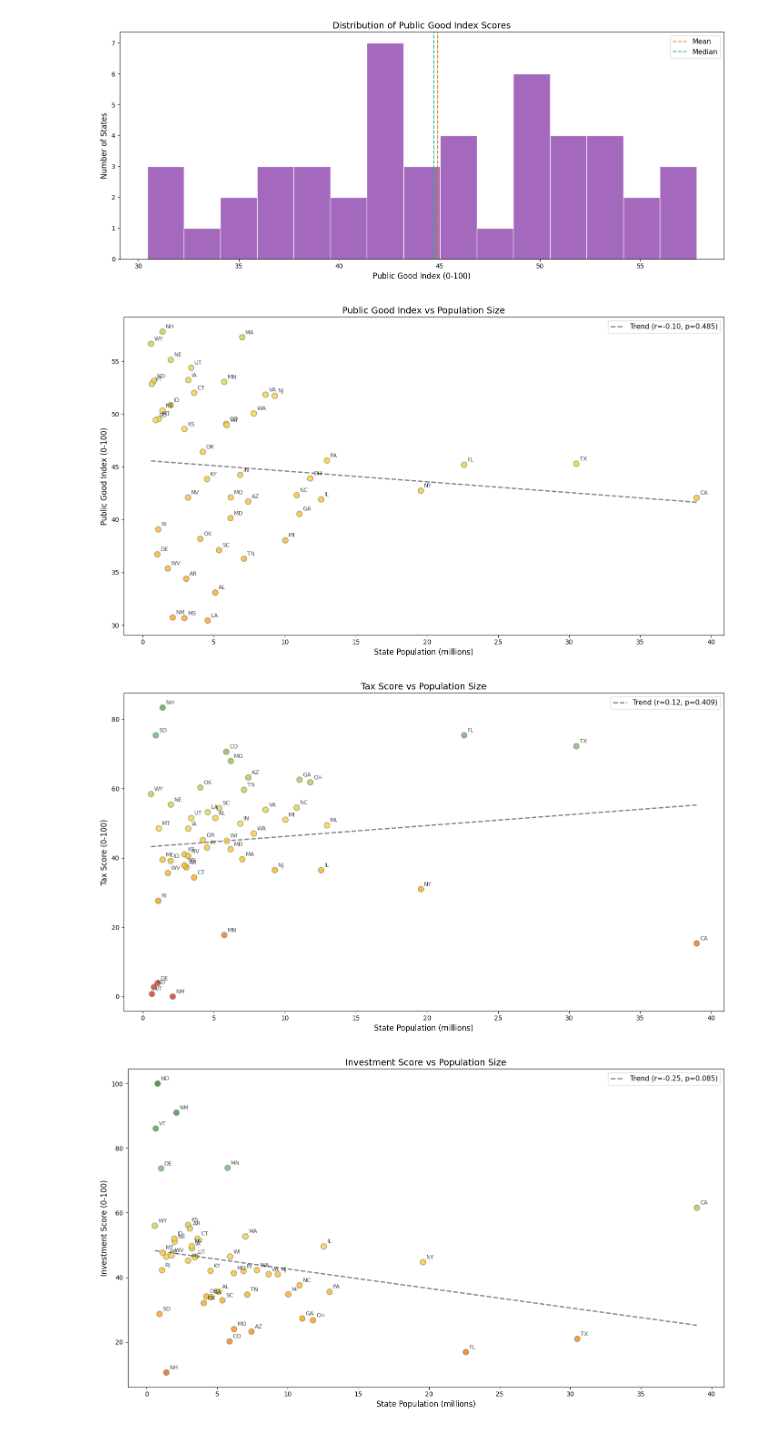
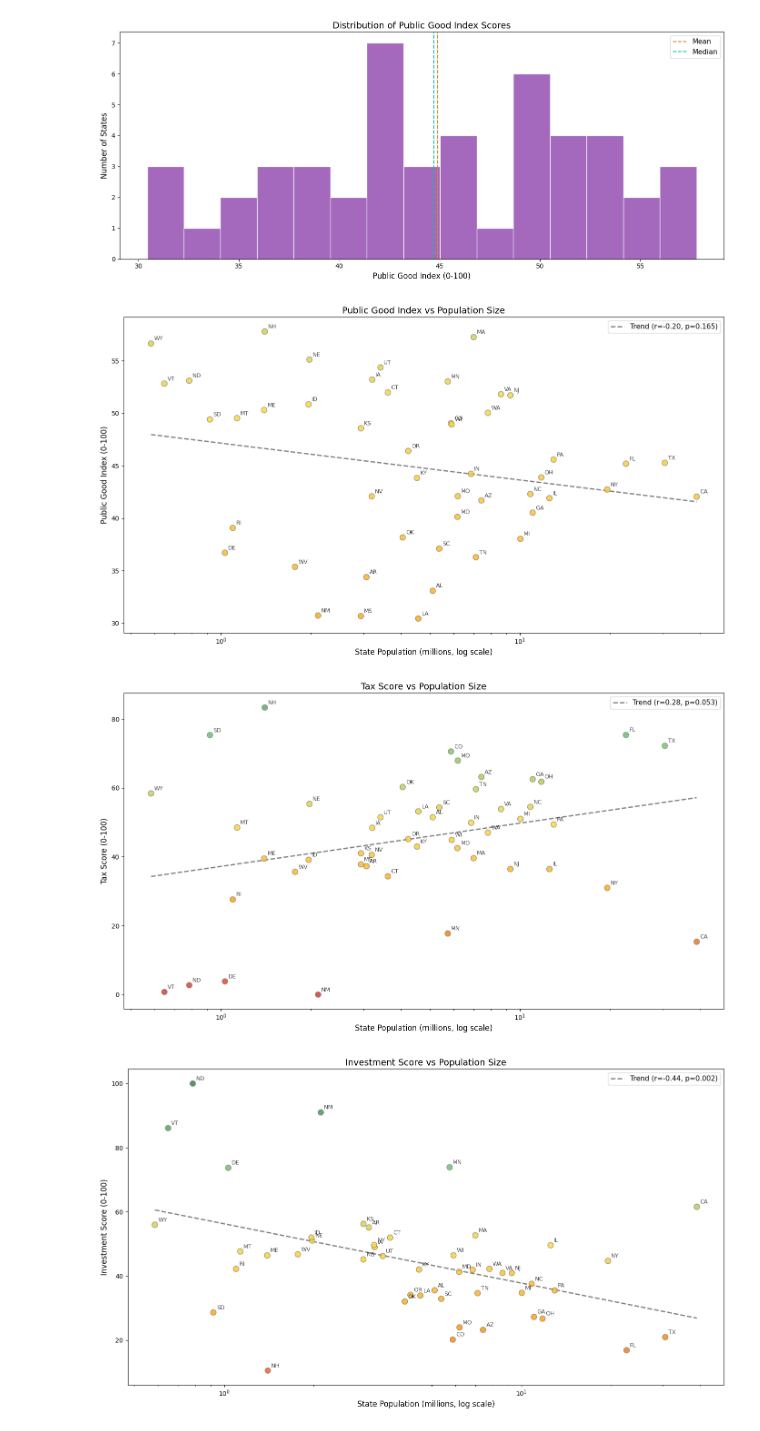
Before and after one commit to mckornfield/public-good-index, a Jupyter notebook: notebooks/04_public_good_score.ipynb, the cells around one changed output. Cells and saved outputs as stored; diff of their text form; code cells hidden in the pictures.

```diff
--- a/notebooks/04_public_good_score.ipynb
+++ b/notebooks/04_public_good_score.ipynb
@@ -277,7 +277,7 @@ fig.update_geos(scope="usa", lakecolor="rgb(255,255,255)")
 fig.update_layout(title_text="Public Good Index — Component Scores", height=1100)
 fig.show()
 # %%
-# Scatter plots — Population vs each score (with trend lines)
+# Scatter plots — Population vs each score (with trend lines, log scale)
 from scipy import stats
 
 # Merge population into scores
@@ -285,40 +285,42 @@ pop_data = tax_burden[["state", "population"]].copy()
 scatter_df = scores.merge(pop_data, on="state", how="left")
 scatter_df["pop_millions"] = scatter_df["population"] / 1e6
 
 score_cols = [
     ("public_good_index", "Public Good Index"),
     ("tax_score", "Tax Score"),
     ("investment_score", "Investment Score"),
     ("effectiveness_score", "Effectiveness Score"),
 ]
 
 for col, label in score_cols:
     fig, ax = plt.subplots(figsize=(14, 8))
 
     ax.scatter(scatter_df["pop_millions"], scatter_df[col],
                c=scatter_df[col], cmap=SCORE_CMAP, s=80, alpha=0.8,
                edgecolors="gray", zorder=3, vmin=0, vmax=100)
 
     # Label each point
     for _, row in scatter_df.iterrows():
         ax.annotate(row["state"], (row["pop_millions"], row[col]),
                      fontsize=9, alpha=0.7, textcoords="offset points",
                      xytext=(5, 5))
 
-    # Trend line
-    slope, intercept, r_value, p_value, std_err = stats.linregress(
-        scatter_df["pop_millions"], scatter_df[col])
-    x_line = np.linspace(scatter_df["pop_millions"].min(), scatter_df["pop_millions"].max(), 100)
-    ax.plot(x_line, slope * x_line + intercept, color="gray", linestyle="--", linewidth=2,
-            label=f"Trend (r={r_value:.2f}, p={p_value:.3f})")
+    # Trend line (on log-transformed x)
+    log_pop = np.log10(scatter_df["pop_millions"])
+    slope, intercept, r_value, p_value, std_err = stats.linregress(log_pop, scatter_df[col])
+    x_line = np.logspace(np.log10(scatter_df["pop_millions"].min()),
+                         np.log10(scatter_df["pop_millions"].max()), 100)
+    ax.plot(x_line, slope * np.log10(x_line) + intercept, color="gray", linestyle="--",
+            linewidth=2, label=f"Trend (r={r_value:.2f}, p={p_value:.3f})")
 
-    ax.set_xlabel("State Population (millions)", fontsize=12)
+    ax.set_xscale("log")
+    ax.set_xlabel("State Population (millions, log scale)", fontsize=12)
     ax.set_ylabel(f"{label} (0-100)", fontsize=12)
     ax.set_title(f"{label} vs Population Size", fontsize=14)
     ax.legend(fontsize=11)
     plt.tight_layout()
     plt.show()
 # %% [output]
-[figure, old version]
+[figure, new version]
-[figure, old version]
+[figure, new version]
-[figure, old version]
+[figure, new version]
```
Also changed, not shown: parts of 1 cell of this notebook, 9 other files.
